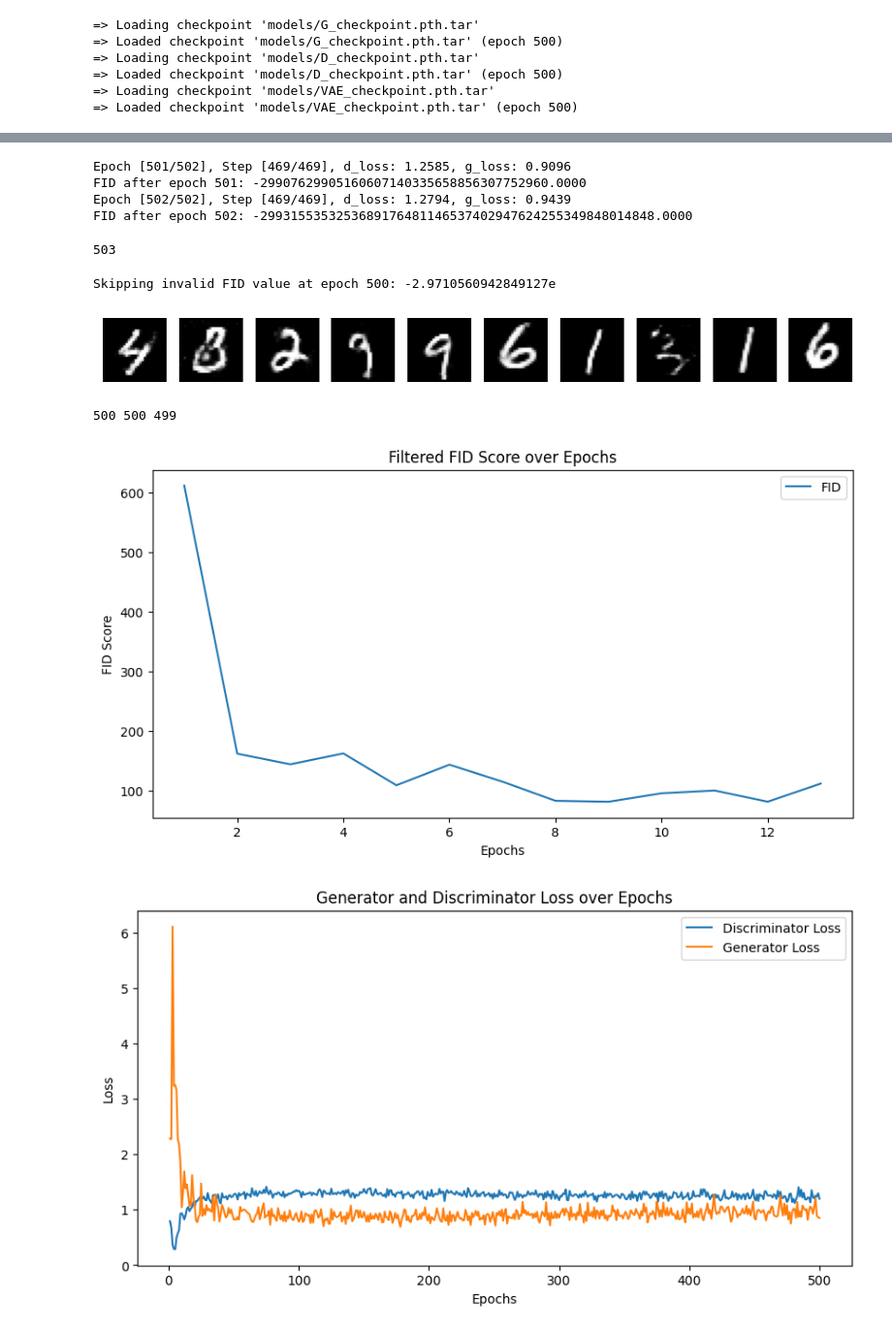
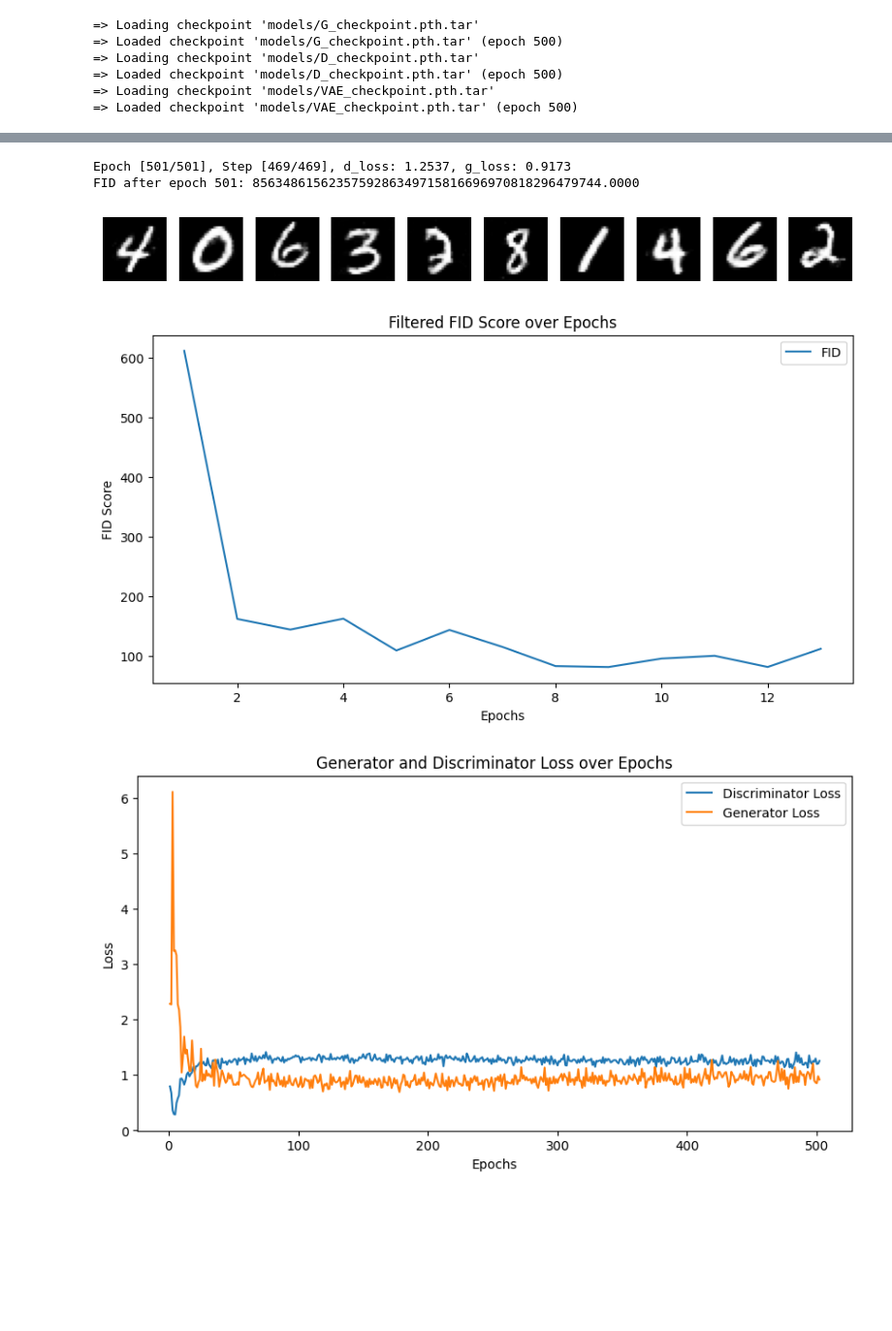
Before and after one commit to chris017/GAN, a Jupyter notebook: GAN.ipynb, the cells around one changed output, grey strips where cells are left out. Shown: that part at 97% size. Saved outputs shown, nothing was run; the diff lists cells and outputs as text; code cells hidden in the pictures; blank space fills up the shorter version.

```diff
--- a/GAN.ipynb
+++ b/GAN.ipynb
@@ -66,7 +66,7 @@ os.makedirs("models", exist_ok=True)
 
 latent_dim = 100  # Dimension des latenten Raums für den Generator
 batch_size = 128  # Größe der Mini-Batches
-epochs = 502 # Anzahl der Trainingsdurchläufe
+epochs = 501 # Anzahl der Trainingsdurchläufe
 lr = 0.0002  # Lernrate für den Optimierer
 beta1 = 0.5  # Betawert für den Adam-Optimierer
 start_epoch = 0  # Startepoch, falls von einem Checkpoint geladen
@@ -271,4 +274,7 @@ Epoch 501: FID = -6.96898287454082e+42, d_loss = 1.231183409690857, g_loss = 1.0
 # %%
+# Assume start_epoch is loaded from a checkpoint and is 500
+# epochs is set to 501
+
 for epoch in range(start_epoch, epochs):
     for i, (imgs, _) in enumerate(data_loader):
         real_imgs = imgs.to(device)
@@ -294,21 +300,21 @@ for epoch in range(start_epoch, epochs):
         g_loss.backward()
         optimizerG.step()
 
-    if (epoch+1) == 1:
+    if (epoch + 1) == 1:
         images = real_imgs.reshape(real_imgs.size(0), 1, 28, 28)
         save_image(images, './images/real_images.png')
 
     fake_images = fake_imgs.reshape(fake_imgs.size(0), 1, 28, 28)
-    save_image(fake_images, f'./images/fake_images-{epoch+1}.png')
+    save_image(fake_images, f'./images/fake_images-{epoch + 1}.png')
 
 
- # FID berechnen
+    # FID berechnen
     fid = calculate_fid(inception_v3, real_imgs, fake_imgs)
     fid_scores.append(fid)
     d_losses.append(d_loss.item())
     g_losses.append(g_loss.item())
-    print(f'Epoch [{epoch+1}/{epochs}], Step [{i+1}/{len(data_loader)}], d_loss: {d_loss.item():.4f}, g_loss: {g_loss.item():.4f}')
-    print(f'FID after epoch {epoch+1}: {fid:.4f}')
+    print(f'Epoch [{epoch + 1}/{epochs}], Step [{i + 1}/{len(data_loader)}], d_loss: {d_loss.item():.4f}, g_loss: {g_loss.item():.4f}')
+    print(f'FID after epoch {epoch + 1}: {fid:.4f}')
 
 
     # Append new FID and loss values to files
@@ -319,11 +325,10 @@ for epoch in range(start_epoch, epochs):
         loss_file.write(f"{d_loss.item()},{g_loss.item()}\n")
 
 
-
     if (epoch + 1) % 10 == 0:
-        torch.save(G.state_dict(), f'models/G_epoch{epoch+1}.pth')
-        torch.save(D.state_dict(), f'models/D_epoch{epoch+1}.pth')
-        torch.save(vae.state_dict(), f'models/VAE_epoch{epoch+1}.pth')
+        torch.save(G.state_dict(), f'models/G_epoch{epoch + 1}.pth')
+        torch.save(D.state_dict(), f'models/D_epoch{epoch + 1}.pth')
+        torch.save(vae.state_dict(), f'models/VAE_epoch{epoch + 1}.pth')
         torch.save({
             'epoch': epoch + 1,
             'state_dict': G.state_dict(),
@@ -344,44 +349,18 @@ torch.save(G.state_dict(), 'models/G_final.pth')
 torch.save(D.state_dict(), 'models/D_final.pth')
 torch.save(vae.state_dict(), 'models/VAE_final.pth')
 # %% [output]
-Epoch [501/502], Step [469/469], d_loss: 1.2585, g_loss: 0.9096
-FID after epoch 501: -29907629905160607140335658856307752960.0000
-Epoch [502/502], Step [469/469], d_loss: 1.2794, g_loss: 0.9439
-FID after epoch 502: -2993155353253689176481146537402947624255349848014848.0000
+Epoch [501/501], Step [469/469], d_loss: 1.2537, g_loss: 0.9173
+FID after epoch 501: 8563486156235759286349715816696970818296479744.0000
-# %%
-print(len(g_losses))
-# %% [output]
-503
 # %%
-import os
-import matplotlib.pyplot as plt
-import torch
+# Convert all values to floats and filter out any that can't be converted
+def convert_to_float(value):
+    try:
+        return float(value)
+    except ValueError:
+        return None
 
-d_losses = []
-g_losses = []
-fid_scores = []
-
-# Check if the files exist and read the existing data if present
-if os.path.exists('logs/fid_values.txt') and os.path.getsize('logs/fid_values.txt') > 0:
-    with open('logs/fid_values.txt', 'r') as fid_file:
-        fid_values = [line.strip() for line in fid_file]
-
-if os.path.exists('logs/loss_values.txt') and os.path.getsize('logs/loss_values.txt') > 0:
-    with open('logs/loss_values.txt', 'r') as loss_file:
-        loss_values = [tuple(map(float, line.strip().split(','))) for line in loss_file]
-
-for epoch, (fid, (d_loss, g_loss)) in enumerate(zip(fid_values, loss_values), start=1):
-    try:
-        fid_float = float(fid)
-        fid_scores.append(fid_float)
-    except ValueError:
-        print(f"Skipping invalid FID value at epoch {epoch}: {fid}")
-    d_losses.append(d_loss)
-    g_losses.append(g_loss)
-
-# Filter out extreme values
-filtered_fid_values = [value for value in fid_scores if -1e6 < value < 1e6]
-
+# Apply the conversion and filter out extreme values
+filtered_fid_values = [value for value in map(convert_to_float, fid_scores) if value is not None and -1e6 < value < 1e6]
 def plot_generated_images(epoch, examples=10):
     z = torch.randn(examples, latent_dim).to(device)
     G.eval()
@@ -394,35 +373,33 @@ def plot_generated_images(epoch, examples=10):
         plt.imshow(generated_images[i].reshape(28, 28), cmap='gray')
         plt.axis('off')
     plt.savefig(f'./images/generated_images_epoch{epoch}.png')
     plt.show()
 
 # Plot images for final epoch
 plot_generated_images(epochs)
 
 
 # Plot the cleaned FID scores over epochs
 plt.figure(figsize=(10, 5))
 plt.plot(range(1, len(filtered_fid_values) + 1), filtered_fid_values, label='FID')
 plt.xlabel('Epochs')
 plt.ylabel('FID Score')
 plt.legend()
 plt.title('Filtered FID Score over Epochs')
 plt.savefig('./images/filtered_fid_scores.png')
 plt.show()
 
 # Plot Generator and Discriminator Loss over epochs
 plt.figure(figsize=(10, 5))
 plt.plot(range(1, len(d_losses) + 1), d_losses, label='Discriminator Loss')
 plt.plot(range(1, len(g_losses) + 1), g_losses, label='Generator Loss')
 plt.xlabel('Epochs')
 plt.ylabel('Loss')
 plt.legend()
 plt.title('Generator and Discriminator Loss over Epochs')
 plt.savefig('./images/gan_losses.png')
 plt.show()
 # %% [output]
-Skipping invalid FID value at epoch 500: -2.9710560942849127e
-[figure, old version]
+[figure, new version]
-500 500 499
 [figure]
 [figure]
```
Also changed, not shown: parts of 2 cells of this notebook, 8 other files.
